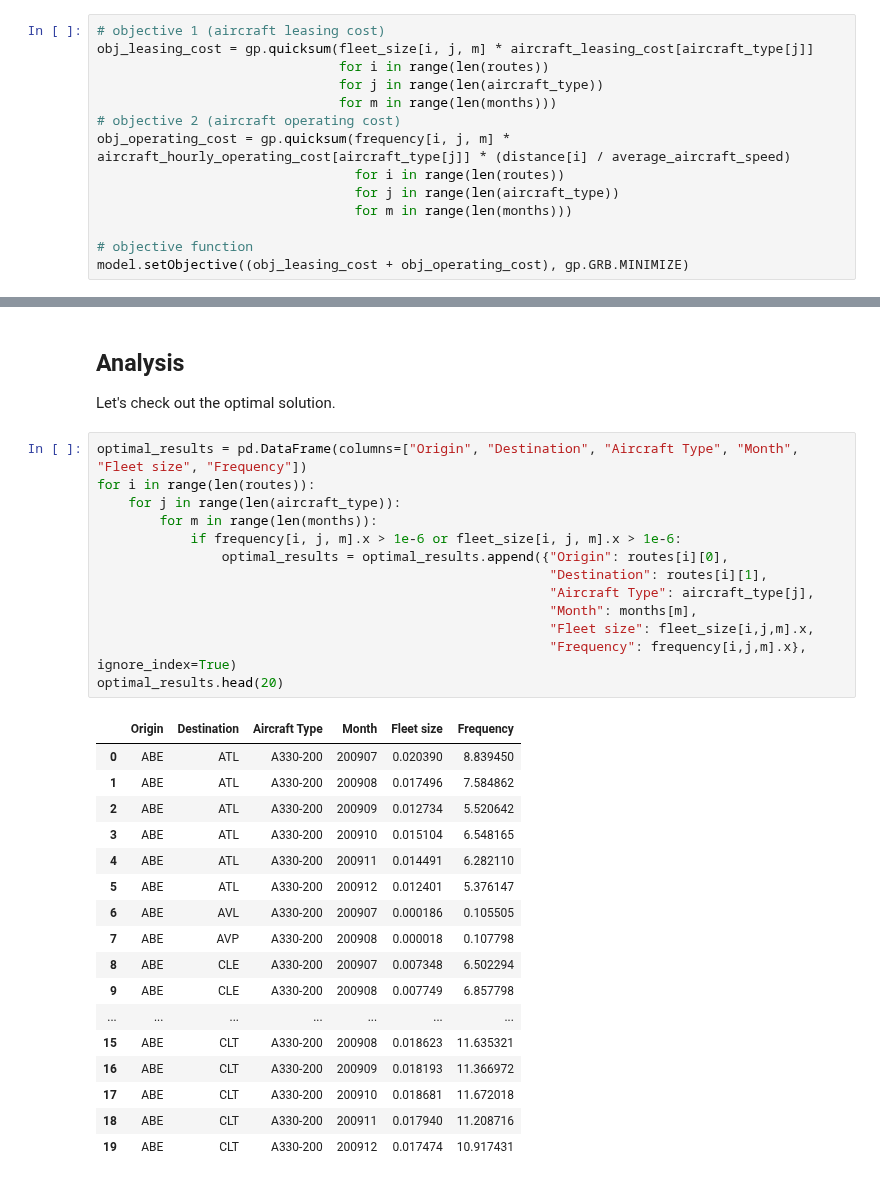
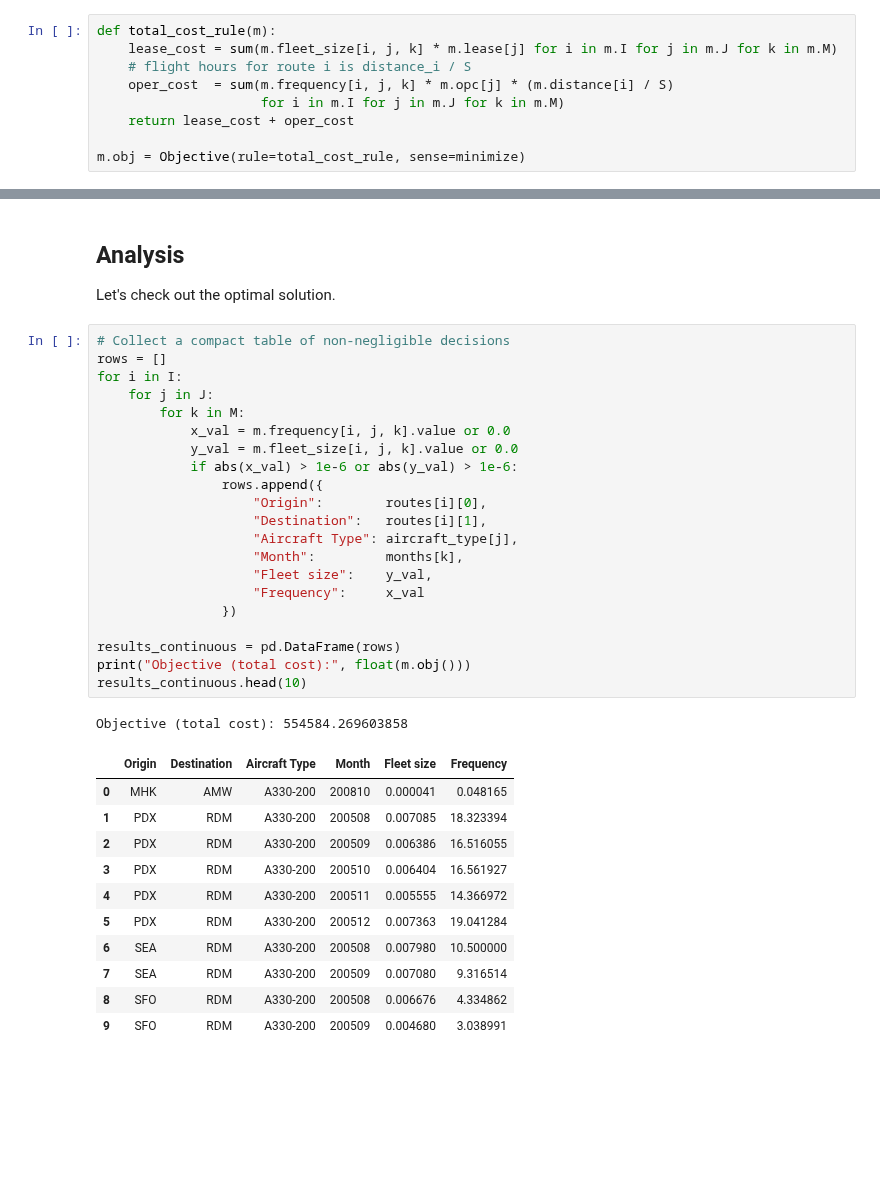
Before and after one commit to TUDelft-MUDE/book, a Jupyter notebook: book/optimization/airlines_stripped.ipynb, the cells around one changed output, grey strips where cells are left out. Drawn from its saved outputs; the diff is of its cells as text; blank space fills up the shorter version.

```diff
--- a/book/optimization/airlines_stripped.ipynb
+++ b/book/optimization/airlines_stripped.ipynb
@@ -207,19 +248,14 @@ The objective function includes:
 * aircraft leasing cost (sum for all routes, aircraft types and time periods): $\sum_{ijm}{y_{ijm} . L_j}$
 * aircraft operating cost (frequency times hourly operating cost times flight duration, which is distance divided by average speed): $\sum_{ijm}{x_{ijm} . O_j . (D_i/S_j)}$
 # %%
-# objective 1 (aircraft leasing cost)
-obj_leasing_cost = gp.quicksum(fleet_size[i, j, m] * aircraft_leasing_cost[aircraft_type[j]]
-                               for i in range(len(routes))
-                               for j in range(len(aircraft_type))
-                               for m in range(len(months)))
-# objective 2 (aircraft operating cost)
-obj_operating_cost = gp.quicksum(frequency[i, j, m] * aircraft_hourly_operating_cost[aircraft_type[j]] * (distance[i] / average_aircraft_speed)
-                                 for i in range(len(routes))
-                                 for j in range(len(aircraft_type))
-                                 for m in range(len(months)))
+def total_cost_rule(m):
+    lease_cost = sum(m.fleet_size[i, j, k] * m.lease[j] for i in m.I for j in m.J for k in m.M)
+    # flight hours for route i is distance_i / S
+    oper_cost  = sum(m.frequency[i, j, k] * m.opc[j] * (m.distance[i] / S)
+                     for i in m.I for j in m.J for k in m.M)
+    return lease_cost + oper_cost
 
-# objective function
-model.setObjective((obj_leasing_cost + obj_operating_cost), gp.GRB.MINIMIZE)
+m.obj = Objective(rule=total_cost_rule, sense=minimize)
 # %% [markdown]
 ### Constraints
 
@@ -299,34 +305,37 @@ You can access the optimal values of decision variables via their x attribute (e
 
 Let's check out the optimal solution.
 # %%
-optimal_results = pd.DataFrame(columns=["Origin", "Destination", "Aircraft Type", "Month", "Fleet size", "Frequency"])
-for i in range(len(routes)):
-    for j in range(len(aircraft_type)):
-        for m in range(len(months)):
-            if frequency[i, j, m].x > 1e-6 or fleet_size[i, j, m].x > 1e-6:
-                optimal_results = optimal_results.append({"Origin": routes[i][0],
-                                                          "Destination": routes[i][1],
-                                                          "Aircraft Type": aircraft_type[j],
-                                                          "Month": months[m],
-                                                          "Fleet size": fleet_size[i,j,m].x,
-                                                          "Frequency": frequency[i,j,m].x}, ignore_index=True)
-optimal_results.head(20)
+# Collect a compact table of non-negligible decisions
+rows = []
+for i in I:
+    for j in J:
+        for k in M:
+            x_val = m.frequency[i, j, k].value or 0.0
+            y_val = m.fleet_size[i, j, k].value or 0.0
+            if abs(x_val) > 1e-6 or abs(y_val) > 1e-6:
+                rows.append({
+                    "Origin":        routes[i][0],
+                    "Destination":   routes[i][1],
+                    "Aircraft Type": aircraft_type[j],
+                    "Month":         months[k],
+                    "Fleet size":    y_val,
+                    "Frequency":     x_val
+                })
+
+results_continuous = pd.DataFrame(rows)
+print("Objective (total cost):", float(m.obj()))
+results_continuous.head(10)
 # %% [output]
+Objective (total cost): 554584.269603858
 |  | Origin | Destination | Aircraft Type | Month | Fleet size | Frequency |
-| 0 | ABE | ATL | A330-200 | 200907 | 0.020390 | 8.839450 |
-| 1 | ABE | ATL | A330-200 | 200908 | 0.017496 | 7.584862 |
-| 2 | ABE | ATL | A330-200 | 200909 | 0.012734 | 5.520642 |
-| 3 | ABE | ATL | A330-200 | 200910 | 0.015104 | 6.548165 |
-| 4 | ABE | ATL | A330-200 | 200911 | 0.014491 | 6.282110 |
-| 5 | ABE | ATL | A330-200 | 200912 | 0.012401 | 5.376147 |
-| 6 | ABE | AVL | A330-200 | 200907 | 0.000186 | 0.105505 |
-| 7 | ABE | AVP | A330-200 | 200908 | 0.000018 | 0.107798 |
-| 8 | ABE | CLE | A330-200 | 200907 | 0.007348 | 6.502294 |
-| 9 | ABE | CLE | A330-200 | 200908 | 0.007749 | 6.857798 |
-| ... | ... | ... | ... | ... | ... | ... |
-| 15 | ABE | CLT | A330-200 | 200908 | 0.018623 | 11.635321 |
-| 16 | ABE | CLT | A330-200 | 200909 | 0.018193 | 11.366972 |
-| 17 | ABE | CLT | A330-200 | 200910 | 0.018681 | 11.672018 |
-| 18 | ABE | CLT | A330-200 | 200911 | 0.017940 | 11.208716 |
-| 19 | ABE | CLT | A330-200 | 200912 | 0.017474 | 10.917431 |
+| 0 | MHK | AMW | A330-200 | 200810 | 0.000041 | 0.048165 |
+| 1 | PDX | RDM | A330-200 | 200508 | 0.007085 | 18.323394 |
+| 2 | PDX | RDM | A330-200 | 200509 | 0.006386 | 16.516055 |
+| 3 | PDX | RDM | A330-200 | 200510 | 0.006404 | 16.561927 |
+| 4 | PDX | RDM | A330-200 | 200511 | 0.005555 | 14.366972 |
+| 5 | PDX | RDM | A330-200 | 200512 | 0.007363 | 19.041284 |
+| 6 | SEA | RDM | A330-200 | 200508 | 0.007980 | 10.500000 |
+| 7 | SEA | RDM | A330-200 | 200509 | 0.007080 | 9.316514 |
+| 8 | SFO | RDM | A330-200 | 200508 | 0.006676 | 4.334862 |
+| 9 | SFO | RDM | A330-200 | 200509 | 0.004680 | 3.038991 |
 # %% [markdown]
```
Also changed, not shown: parts of 45 cells of this notebook, 4 other files.
